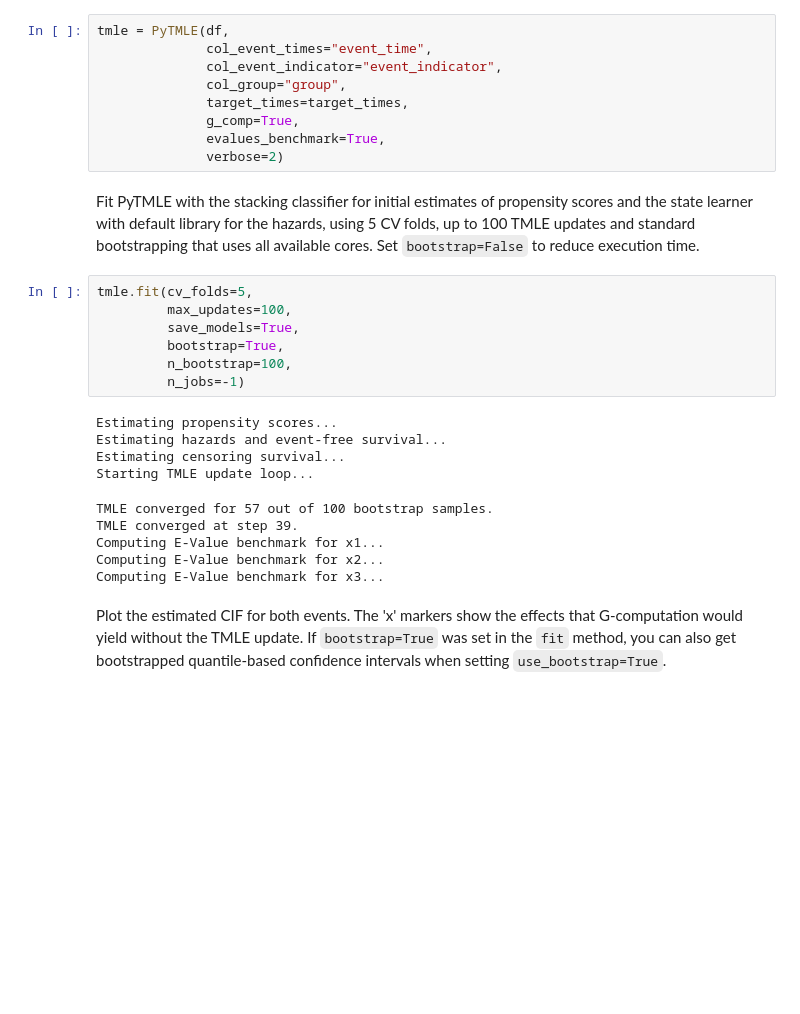
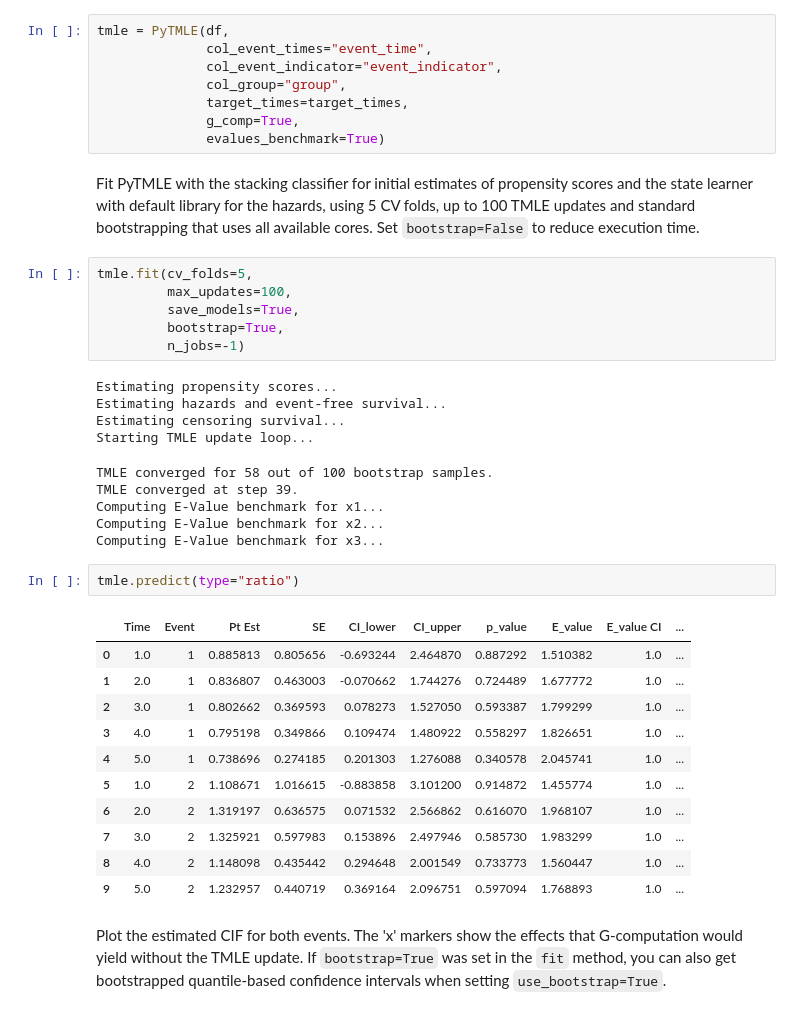
Before and after one commit to SCAI-BIO/pytmle, a Jupyter notebook: notebooks/01_tutorial_basic.ipynb, the cells around one changed output. Drawn from its saved outputs; the diff is of its cells as text; blank space fills up the shorter version.

```diff
--- a/notebooks/01_tutorial_basic.ipynb
+++ b/notebooks/01_tutorial_basic.ipynb
@@ -58,8 +58,7 @@ tmle = PyTMLE(df,
               col_group="group",
               target_times=target_times,
               g_comp=True,
-              evalues_benchmark=True,
-              verbose=2)
+              evalues_benchmark=True)
 # %% [markdown]
 Fit PyTMLE with the stacking classifier for initial estimates of propensity scores and the state learner with default library for the hazards, using 5 CV folds, up to 100 TMLE updates and standard bootstrapping that uses all available cores. Set `bootstrap=False` to reduce execution time.
 # %%
@@ -67,18 +66,31 @@ tmle.fit(cv_folds=5,
          max_updates=100,
          save_models=True,
          bootstrap=True,
-         n_bootstrap=100,
          n_jobs=-1)
 # %% [output]
 Estimating propensity scores...
 Estimating hazards and event-free survival...
 Estimating censoring survival...
 Starting TMLE update loop...
-TMLE converged for 57 out of 100 bootstrap samples.
+TMLE converged for 58 out of 100 bootstrap samples.
 TMLE converged at step 39.
 Computing E-Value benchmark for x1...
 Computing E-Value benchmark for x2...
 Computing E-Value benchmark for x3...
+# %%
+tmle.predict(type="ratio")
+# %% [output]
+|  | Time | Event | Pt Est | SE | CI_lower | CI_upper | p_value | E_value | E_value CI | ... |
+| 0 | 1.0 | 1 | 0.885813 | 0.805656 | -0.693244 | 2.464870 | 0.887292 | 1.510382 | 1.0 | ... |
+| 1 | 2.0 | 1 | 0.836807 | 0.463003 | -0.070662 | 1.744276 | 0.724489 | 1.677772 | 1.0 | ... |
+| 2 | 3.0 | 1 | 0.802662 | 0.369593 | 0.078273 | 1.527050 | 0.593387 | 1.799299 | 1.0 | ... |
+| 3 | 4.0 | 1 | 0.795198 | 0.349866 | 0.109474 | 1.480922 | 0.558297 | 1.826651 | 1.0 | ... |
+| 4 | 5.0 | 1 | 0.738696 | 0.274185 | 0.201303 | 1.276088 | 0.340578 | 2.045741 | 1.0 | ... |
+| 5 | 1.0 | 2 | 1.108671 | 1.016615 | -0.883858 | 3.101200 | 0.914872 | 1.455774 | 1.0 | ... |
+| 6 | 2.0 | 2 | 1.319197 | 0.636575 | 0.071532 | 2.566862 | 0.616070 | 1.968107 | 1.0 | ... |
+| 7 | 3.0 | 2 | 1.325921 | 0.597983 | 0.153896 | 2.497946 | 0.585730 | 1.983299 | 1.0 | ... |
+| 8 | 4.0 | 2 | 1.148098 | 0.435442 | 0.294648 | 2.001549 | 0.733773 | 1.560447 | 1.0 | ... |
+| 9 | 5.0 | 2 | 1.232957 | 0.440719 | 0.369164 | 2.096751 | 0.597094 | 1.768893 | 1.0 | ... |
 # %% [markdown]
 Plot the estimated CIF for both events. The 'x' markers show the effects that G-computation would yield without the TMLE update. If `bootstrap=True` was set in the `fit` method, you can also get bootstrapped quantile-based confidence intervals when setting `use_bootstrap=True`.
 # %%
```
Also changed, not shown: 4 other files.
